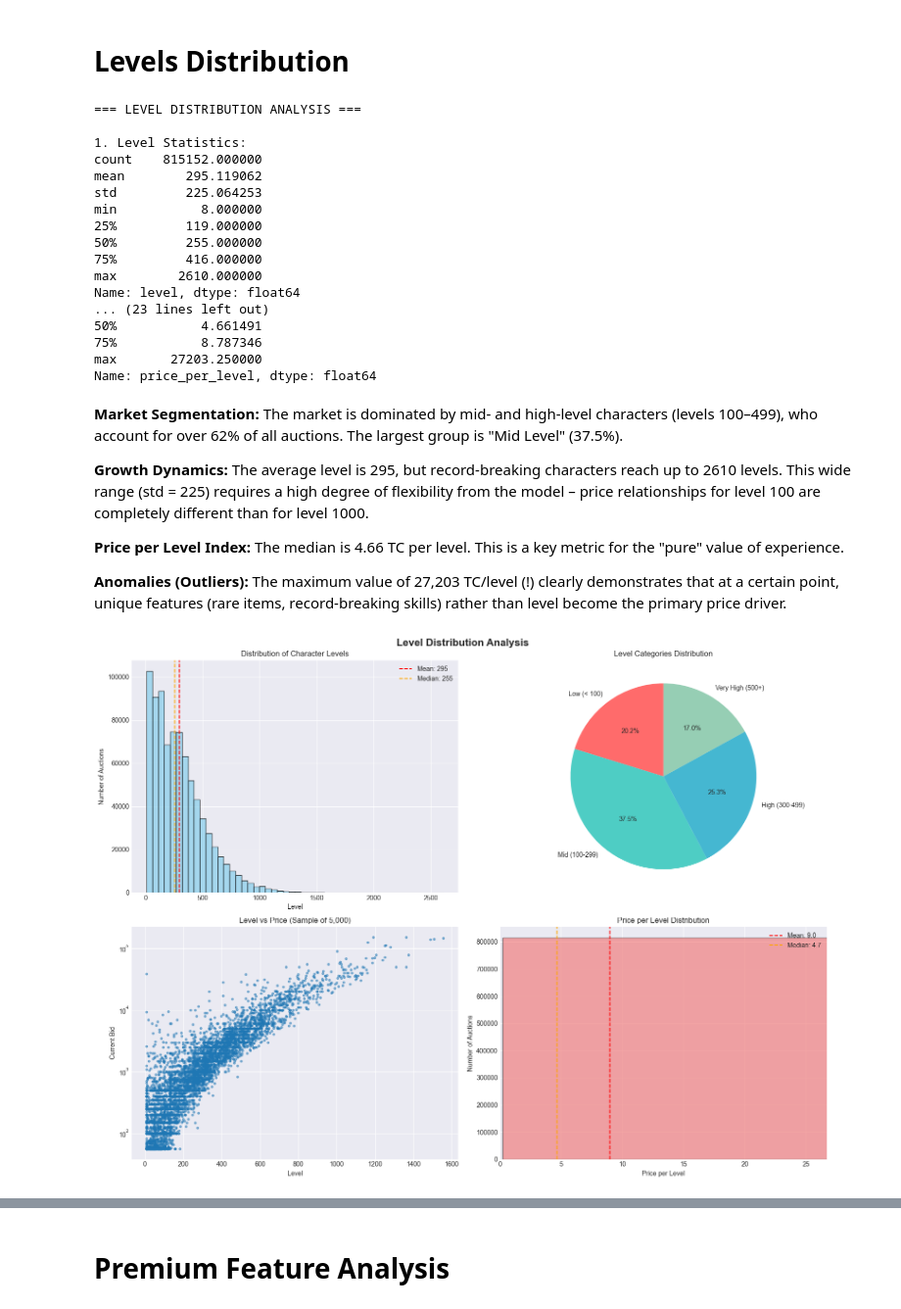
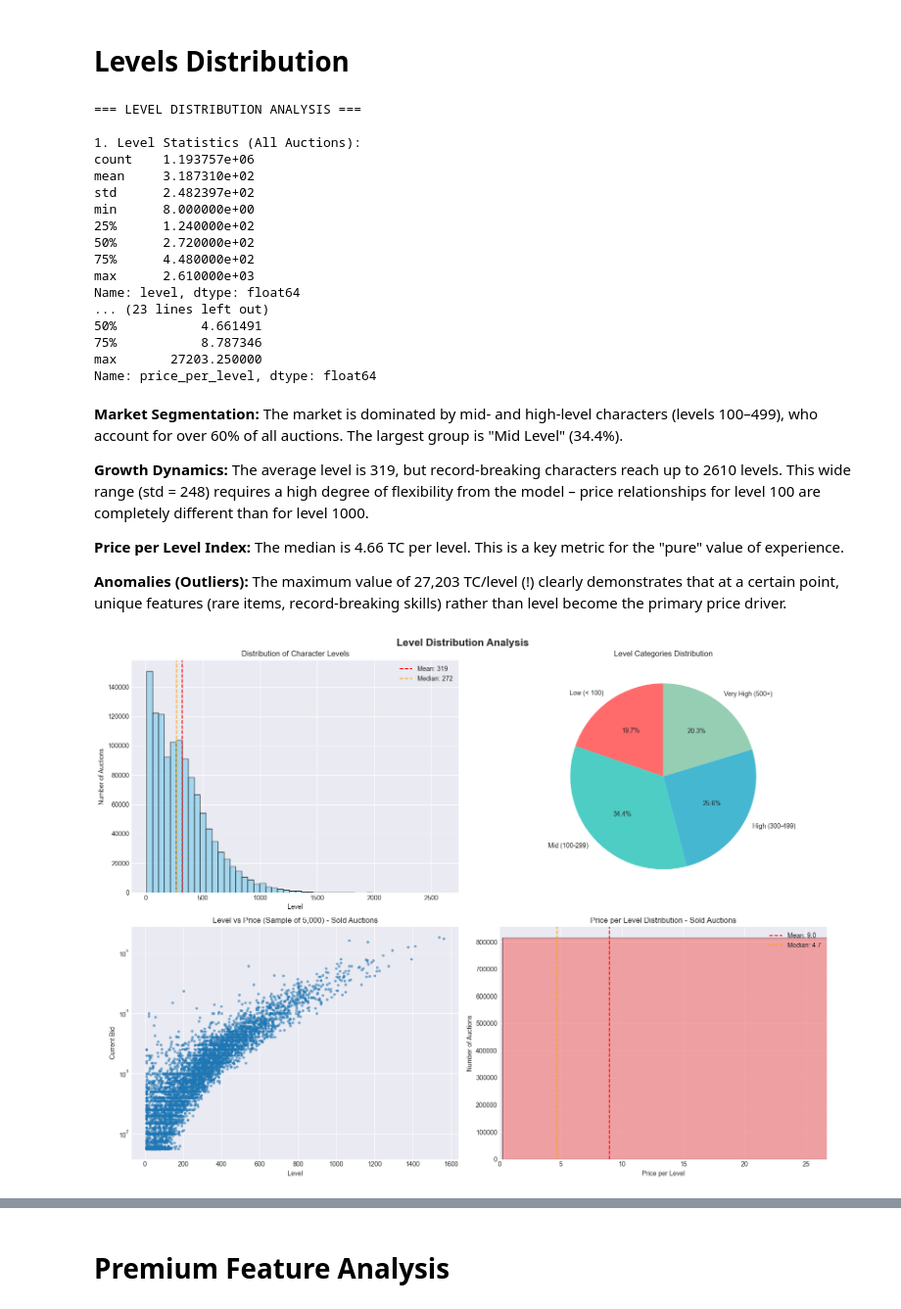
Before and after one commit to martynaottoni/tibia-auctions-analysis, a Jupyter notebook: notebooks/data_exploration.ipynb, the cells around one changed output, grey strips where cells are left out. Shown at 98% size. Drawn from its saved outputs; the diff is of its cells as text; code cells hidden in the pictures.

```diff
--- a/notebooks/data_exploration.ipynb
+++ b/notebooks/data_exploration.ipynb
@@ -808,12 +814,12 @@ Name: count, dtype: int64
 print("=== LEVEL DISTRIBUTION ANALYSIS ===\n")
 
 # 1. Basic level statistics
-print("1. Level Statistics:")
+print("1. Level Statistics (All Auctions):")
 level_stats = auctions_df['level'].describe()
 print(level_stats)
 
 # 2. Level segmentation
-print("\n2. Level Segmentation:")
+print("\n2. Level Segmentation (All Auctions):")
 def categorize_level(level):
     if level < 100:
         return 'Low (< 100)'
@@ -832,22 +838,22 @@ level_cat_pct = (level_cat_counts / len(auctions_df) * 100).round(2)
 print(level_cat_pct)
 
 # 3. Price per level analysis
-print("\n3. Price per Level Analysis:")
-auctions_df['price_per_level'] = auctions_df['current_bid'] / auctions_df['level']
-price_per_level_stats = auctions_df['price_per_level'].describe()
+print("\n3. Price per Level Analysis (Sold Auctions Only):")
+sold_auctions['price_per_level'] = sold_auctions['current_bid'] / sold_auctions['level']
+price_per_level_stats = sold_auctions['price_per_level'].describe()
 print(price_per_level_stats)
 # %% [output]
 === LEVEL DISTRIBUTION ANALYSIS ===
 
-1. Level Statistics:
-count    815152.000000
-mean        295.119062
-std         225.064253
-min           8.000000
-25%         119.000000
-50%         255.000000
-75%         416.000000
-max        2610.000000
+1. Level Statistics (All Auctions):
+count    1.193757e+06
+mean     3.187310e+02
+std      2.482397e+02
+min      8.000000e+00
+25%      1.240000e+02
+50%      2.720000e+02
+75%      4.480000e+02
+max      2.610000e+03
 Name: level, dtype: float64
 ... (23 lines left out)
 50%           4.661491
@@ -856,10 +862,10 @@ max       27203.250000
 Name: price_per_level, dtype: float64
 # %% [markdown]
 **Market Segmentation:**
- The market is dominated by mid- and high-level characters (levels 100–499), who account for over 62% of all auctions. The largest group is "Mid Level" (37.5%).
+ The market is dominated by mid- and high-level characters (levels 100–499), who account for over 60% of all auctions. The largest group is "Mid Level" (34.4%).
 
 **Growth Dynamics:**
- The average level is 295, but record-breaking characters reach up to 2610 levels. This wide range (std = 225) requires a high degree of flexibility from the model – price relationships for level 100 are completely different than for level 1000.
+ The average level is 319, but record-breaking characters reach up to 2610 levels. This wide range (std = 248) requires a high degree of flexibility from the model – price relationships for level 100 are completely different than for level 1000.
 
 **Price per Level Index:**
  The median is 4.66 TC per level. This is a key metric for the "pure" value of experience.
@@ -877,44 +883,44 @@ axes[0, 0].set_title('Distribution of Character Levels')
 axes[0, 0].set_xlabel('Level')
 axes[0, 0].set_ylabel('Number of Auctions')
 axes[0, 0].axvline(auctions_df['level'].mean(), color='red', linestyle='--',
                    label=f'Mean: {auctions_df["level"].mean():.0f}')
 axes[0, 0].axvline(auctions_df['level'].median(), color='orange', linestyle='--',
                    label=f'Median: {auctions_df["level"].median():.0f}')
 axes[0, 0].legend()
 
 # 2. Level categories pie chart
 level_cat_ordered = ['Low (< 100)', 'Mid (100-299)', 'High (300-499)', 'Very High (500+)']
 level_cat_counts_ordered = [level_cat_counts.get(cat, 0) for cat in level_cat_ordered]
 colors = ['#FF6B6B', '#4ECDC4', '#45B7D1', '#96CEB4']
 axes[0, 1].pie(level_cat_counts_ordered, labels=level_cat_ordered, autopct='%1.1f%%',
                colors=colors, startangle=90)
 axes[0, 1].set_title('Level Categories Distribution')
 
-# 3. Level vs Price scatter plot
-sample_size = min(5000, len(auctions_df))  # Sample for better visualization
-sample_df = auctions_df.sample(n=sample_size, random_state=42)
+# 3. Level vs Price scatter plot SOLD AUCTIONS
+sample_size = min(5000, len(sold_auctions))  # Sample for better visualization
+sample_df = sold_auctions.sample(n=sample_size, random_state=42)
 axes[1, 0].scatter(sample_df['level'], sample_df['current_bid'], alpha=0.5, s=10)
-axes[1, 0].set_title(f'Level vs Price (Sample of {sample_size:,})')
+axes[1, 0].set_title(f'Level vs Price (Sample of {sample_size:,}) - Sold Auctions')
 axes[1, 0].set_xlabel('Level')
 axes[1, 0].set_ylabel('Current Bid')
 axes[1, 0].set_yscale('log')  # Log scale for better visualization
 
 # 4. Price per level distribution
-axes[1, 1].hist(auctions_df['price_per_level'], bins=50, color='lightcoral',
+axes[1, 1].hist(sold_auctions['price_per_level'], bins=50, color='lightcoral',
                 alpha=0.7, edgecolor='black')
-axes[1, 1].set_title('Price per Level Distribution')
+axes[1, 1].set_title('Price per Level Distribution - Sold Auctions')
 axes[1, 1].set_xlabel('Price per Level')
 axes[1, 1].set_ylabel('Number of Auctions')
-axes[1, 1].set_xlim(0, auctions_df['price_per_level'].quantile(0.95))  # Remove extreme outliers
-axes[1, 1].axvline(auctions_df['price_per_level'].mean(), color='red', linestyle='--',
-                   label=f'Mean: {auctions_df["price_per_level"].mean():.1f}')
-axes[1, 1].axvline(auctions_df['price_per_level'].median(), color='orange', linestyle='--',
-                   label=f'Median: {auctions_df["price_per_level"].median():.1f}')
+axes[1, 1].set_xlim(0, sold_auctions['price_per_level'].quantile(0.95))  # Remove extreme outliers
+axes[1, 1].axvline(sold_auctions['price_per_level'].mean(), color='red', linestyle='--',
+                   label=f'Mean: {sold_auctions["price_per_level"].mean():.1f}')
+axes[1, 1].axvline(sold_auctions['price_per_level'].median(), color='orange', linestyle='--',
+                   label=f'Median: {sold_auctions["price_per_level"].median():.1f}')
 axes[1, 1].legend()
 
 plt.tight_layout()
 plt.show()
 # %% [output]
-[figure, old version]
+[figure, new version]
 # %% [markdown]
 **Distribution Characteristics:**
```
Also changed, not shown: parts of 17 cells of this notebook.
